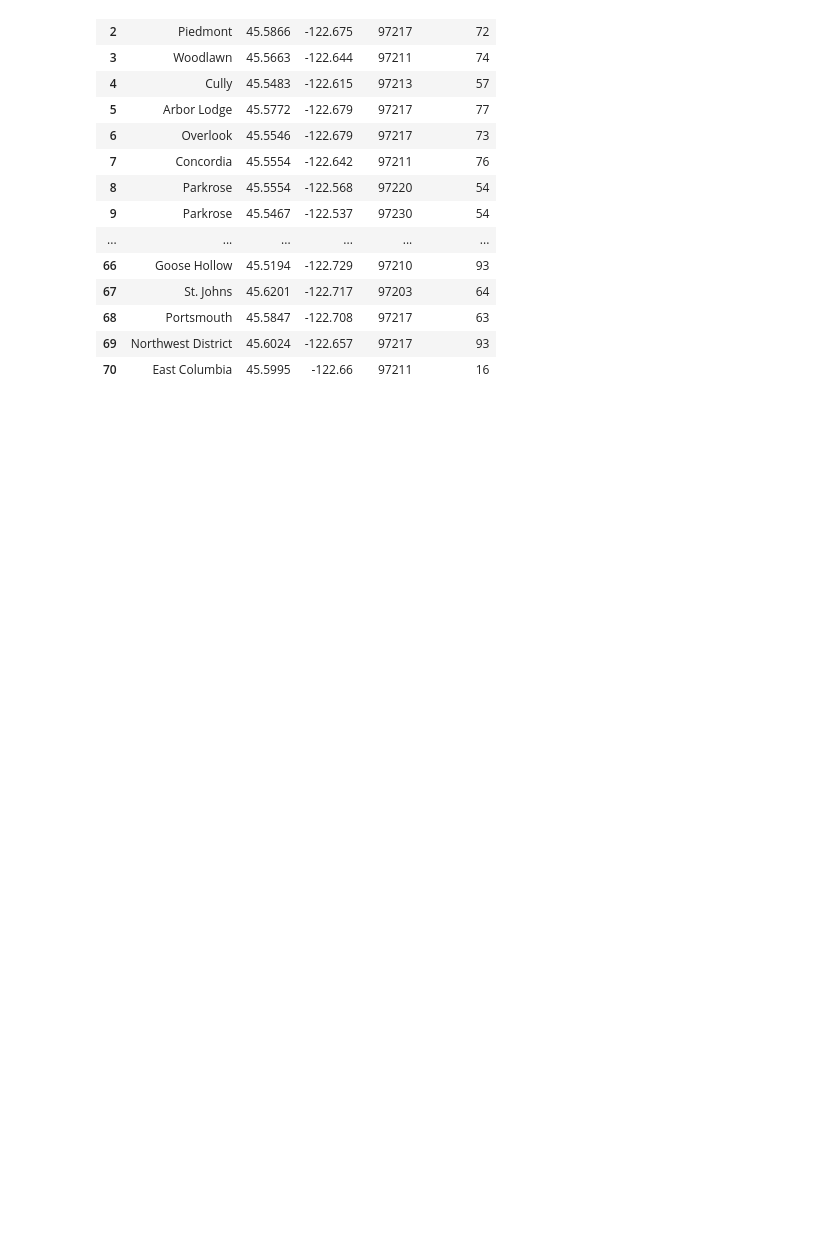
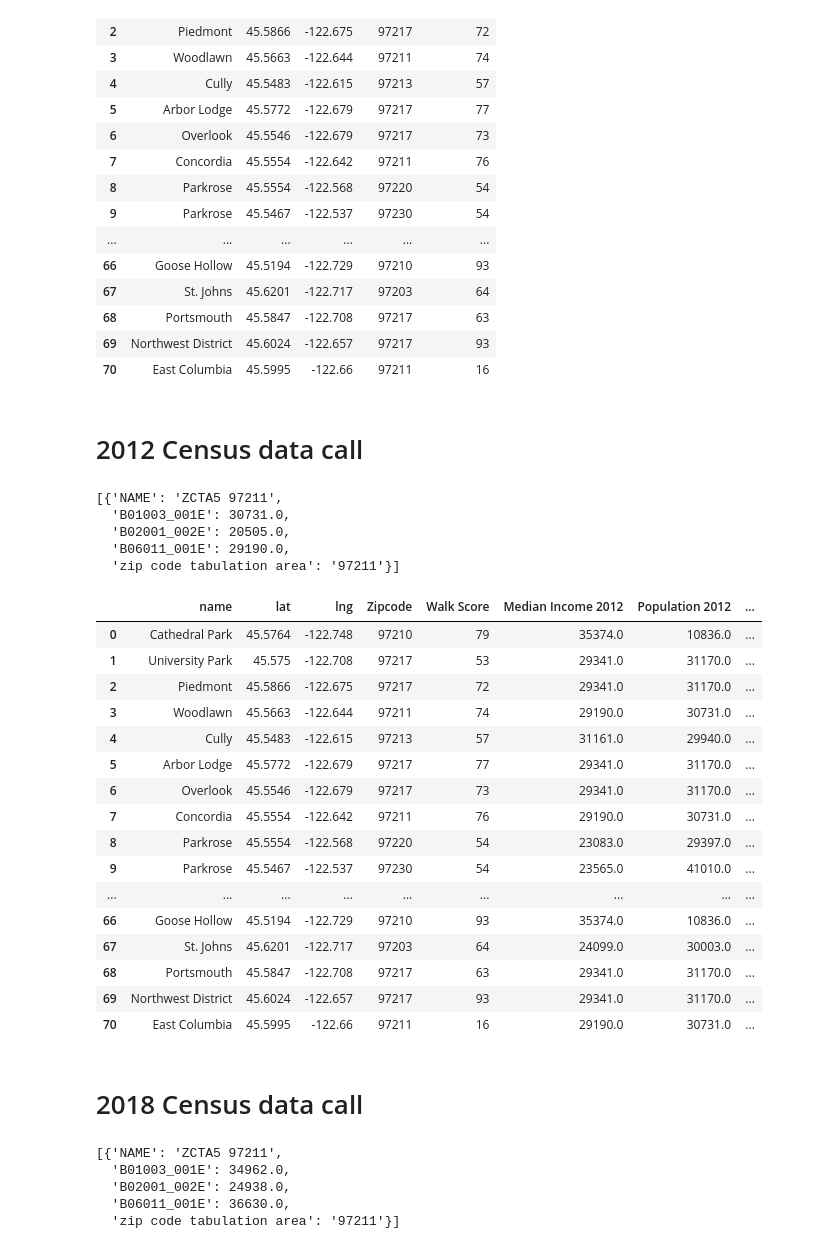
Before and after one commit to troypramsey/WalkabilityRaceIncome_InPortland_2012-2018, a Jupyter notebook: Neighborhoods_Zipcodes.ipynb, the cells around one changed output. Drawn from its saved outputs; the diff is of its cells as text; code cells hidden in the pictures; blank space fills up the shorter version.

Commit message:
calls to 2012 and 2018 census, grouped zipcodes

```diff
--- a/Neighborhoods_Zipcodes.ipynb
+++ b/Neighborhoods_Zipcodes.ipynb
@@ -171,0 +170,73 @@ merged
+# %% [markdown]
+# 2012 Census data call
+# %%
+c = Census(census_key, year=2012)
+median_incomes = []
+pops = []
+white_pop = []
+nonwhite_pop = []
+
+for i in merged_df['Zipcode']:
+
+    census_data = c.acs5.get(("NAME", 'B01003_001E','B02001_002E', 'B06011_001E',
+                             ), {'for': f'zip code tabulation area:{i}'})
+    pops.append(census_data[0]['B01003_001E'])
+    white_pop.append(census_data[0]['B02001_002E'])
+    nonwhite_pop.append(census_data[0]['B01003_001E'] - census_data[0]['B02001_002E'])
+    median_incomes.append(census_data[0]['B06011_001E'])
+census_data
+# %% [output]
+[{'NAME': 'ZCTA5 97211',
+  'B01003_001E': 30731.0,
+  'B02001_002E': 20505.0,
+  'B06011_001E': 29190.0,
+  'zip code tabulation area': '97211'}]
+# %%
+merged_df['Median Income 2012'] = median_incomes
+merged_df['Population 2012'] = pops
+merged_df['Non-White Population 2012'] = nonwhite_pop
+merged_df['% Non-White 2012'] = (merged_df['Non-White Population 2012']/merged_df['Population 2012'] * 100)
+# %%
+merged_df
+# %% [output]
+|  | name | lat | lng | Zipcode | Walk Score | Median Income 2012 | Population 2012 | ... |
+| 0 | Cathedral Park | 45.5764 | -122.748 | 97210 | 79 | 35374.0 | 10836.0 | ... |
+| 1 | University Park | 45.575 | -122.708 | 97217 | 53 | 29341.0 | 31170.0 | ... |
+| 2 | Piedmont | 45.5866 | -122.675 | 97217 | 72 | 29341.0 | 31170.0 | ... |
+| 3 | Woodlawn | 45.5663 | -122.644 | 97211 | 74 | 29190.0 | 30731.0 | ... |
+| 4 | Cully | 45.5483 | -122.615 | 97213 | 57 | 31161.0 | 29940.0 | ... |
+| 5 | Arbor Lodge | 45.5772 | -122.679 | 97217 | 77 | 29341.0 | 31170.0 | ... |
+| 6 | Overlook | 45.5546 | -122.679 | 97217 | 73 | 29341.0 | 31170.0 | ... |
+| 7 | Concordia | 45.5554 | -122.642 | 97211 | 76 | 29190.0 | 30731.0 | ... |
+| 8 | Parkrose | 45.5554 | -122.568 | 97220 | 54 | 23083.0 | 29397.0 | ... |
+| 9 | Parkrose | 45.5467 | -122.537 | 97230 | 54 | 23565.0 | 41010.0 | ... |
+| ... | ... | ... | ... | ... | ... | ... | ... | ... |
+| 66 | Goose Hollow | 45.5194 | -122.729 | 97210 | 93 | 35374.0 | 10836.0 | ... |
+| 67 | St. Johns | 45.6201 | -122.717 | 97203 | 64 | 24099.0 | 30003.0 | ... |
+| 68 | Portsmouth | 45.5847 | -122.708 | 97217 | 63 | 29341.0 | 31170.0 | ... |
+| 69 | Northwest District | 45.6024 | -122.657 | 97217 | 93 | 29341.0 | 31170.0 | ... |
+| 70 | East Columbia | 45.5995 | -122.66 | 97211 | 16 | 29190.0 | 30731.0 | ... |
+# %% [markdown]
+# 2018 Census data call
+# %%
+c = Census(census_key, year=2018)
+median_incomes = []
+pops = []
+white_pop = []
+nonwhite_pop = []
+
+for i in merged_df['Zipcode']:
+
+    census_data = c.acs5.get(("NAME", 'B01003_001E','B02001_002E', 'B06011_001E',
+                             ), {'for': f'zip code tabulation area:{i}'})
+    pops.append(census_data[0]['B01003_001E'])
+    white_pop.append(census_data[0]['B02001_002E'])
+    nonwhite_pop.append(census_data[0]['B01003_001E'] - census_data[0]['B02001_002E'])
+    median_incomes.append(census_data[0]['B06011_001E'])
+census_data
+# %% [output]
+[{'NAME': 'ZCTA5 97211',
+  'B01003_001E': 34962.0,
+  'B02001_002E': 24938.0,
+  'B06011_001E': 36630.0,
+  'zip code tabulation area': '97211'}]
```
Also changed, not shown: parts of 6 cells of this notebook, 7 other files.
